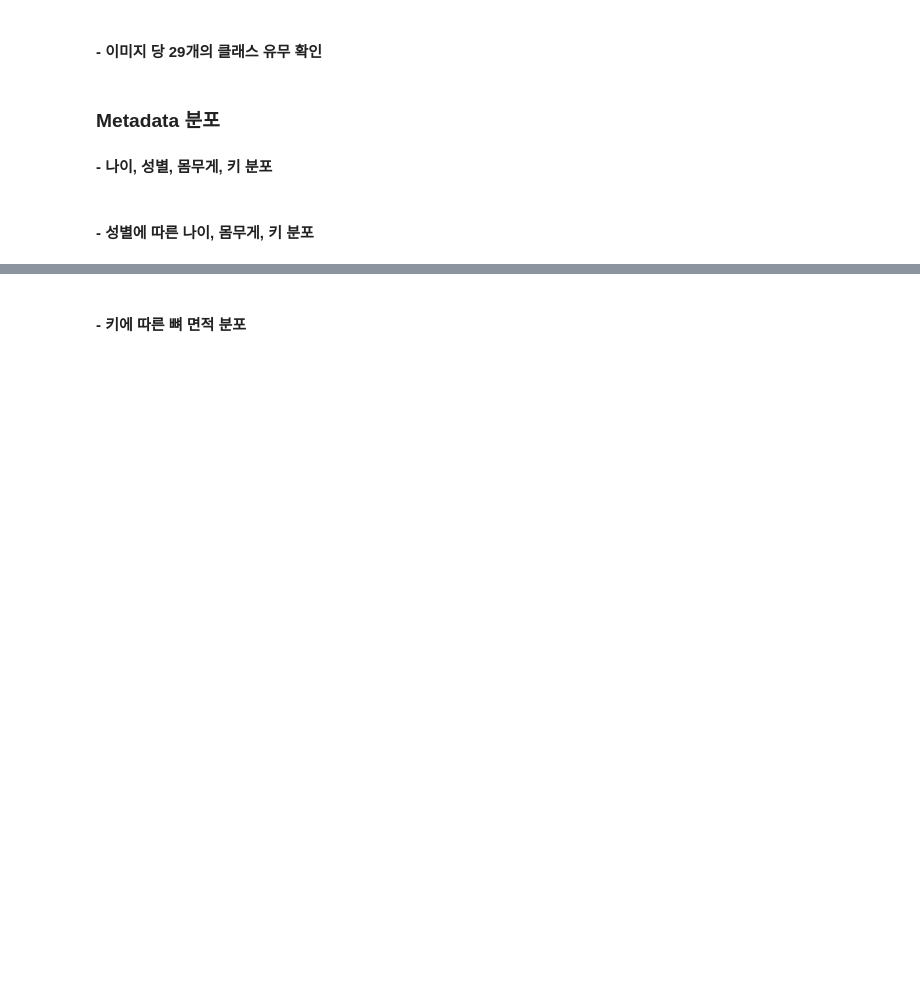
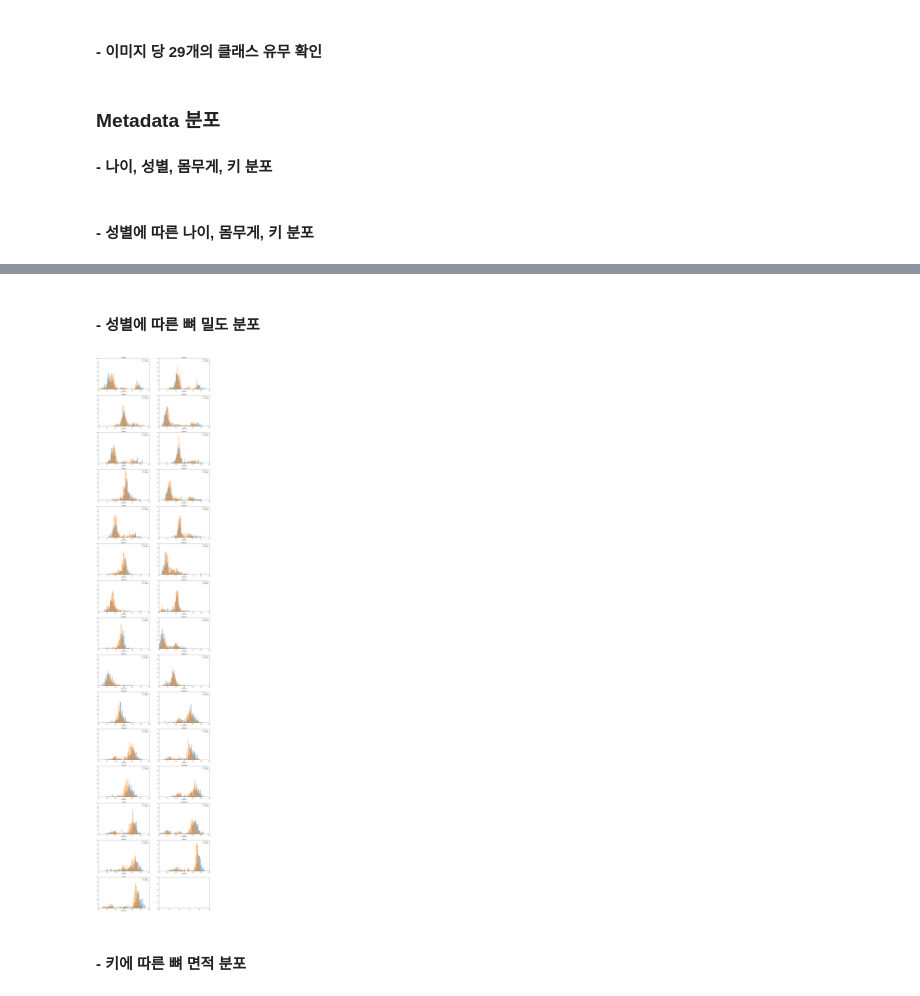
Before and after one commit to boostcampaitech7/level2-cv-semanticsegmentation-cv-07-lv3, a Jupyter notebook: eda/eda.ipynb, the cells around one changed output, grey strips where cells are left out. Cells and saved outputs as stored; diff of their text form; code cells hidden in the pictures; blank space fills up the shorter version.

```diff
--- a/eda/eda.ipynb
+++ b/eda/eda.ipynb
@@ -142,2 +281,19 @@ plt.show()
+# %% [markdown]
+#### - 성별에 따른 뼈 밀도 분포
+# %%
+fig, axes = plt.subplots(15, 2, figsize=(20, 100))
+
+for i in range(29):
+    for gender in ["남자", "여자"]:
+        gender_df = final_df[final_df["성별"]==gender]
+        axes[i//2][i%2].hist(gender_df[i], alpha=0.5, label="male" if gender=="남자" else "female", bins=60)
+        axes[i//2][i%2].set_title(f"{CLASSES[i]}")
+        axes[i//2][i%2].set_xlim(60, 180)
+        axes[i//2][i%2].set_ylim(0, 35)
+        axes[i//2][i%2].legend()
+        axes[i//2][i%2].set_xlabel("brightness")
+plt.show()
+# %% [output]
+[figure, added]
 # %% [markdown]
 #### - 키에 따른 뼈 면적 분포
```
Also changed, not shown: parts of 8 cells of this notebook.
